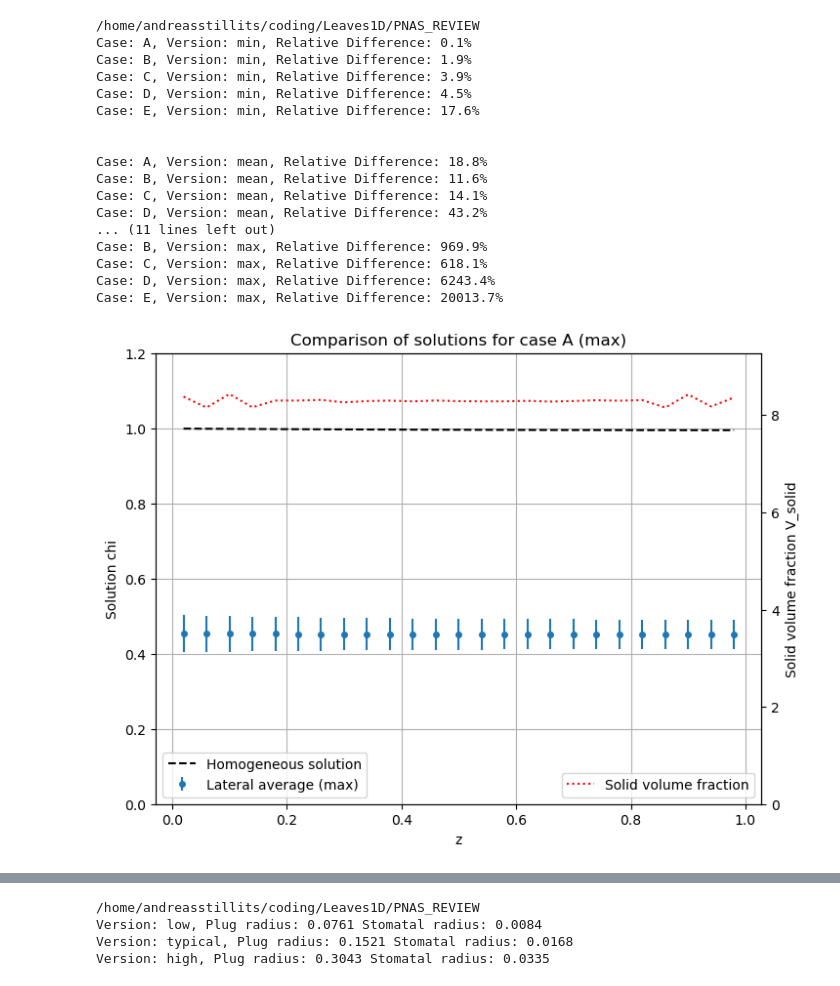
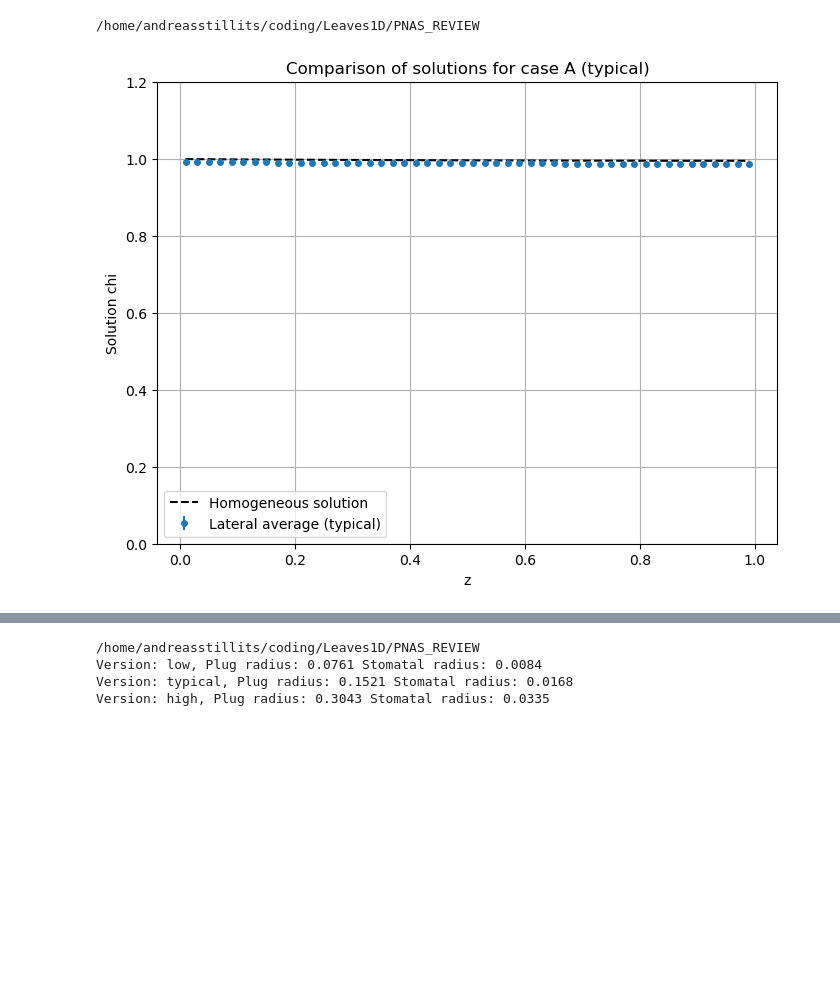
Before and after one commit to andreas-stillits/CarbonFixationModel1D, a Jupyter notebook: PNAS_REVIEW/notebooks/lateral.ipynb, the cells around one changed output, grey strips where cells are left out. Cells and saved outputs as stored; diff of their text form; code cells hidden in the pictures; blank space fills up the shorter version.

Commit message:
rewrote 3d solver and reproduced 3d 1d comparison

```diff
--- a/PNAS_REVIEW/notebooks/lateral.ipynb
+++ b/PNAS_REVIEW/notebooks/lateral.ipynb
@@ -41,101 +63,37 @@ plot("E", "mean2")
 # %%
-%cd /home/andreasstillits/coding/Leaves1D/PNAS_REVIEW
-
-from review.utils.constants import ThreeDimExploration, Cases
-from review.utils.homogeneous import homogeneous_solution
-import matplotlib.pyplot as plt
-import numpy as np
 
 constants = ThreeDimExploration()
 
-versions = ["min", "mean", "max"]
+versions = ["low", "typical", "high"]
 cases = ["A", "B", "C", "D", "E"]
-
-def get_rel_diff_for_version(version: str) -> None:
-    rel_diffs = []
-    cases = ["A", "B", "C", "D", "E"]
-    for case in cases:
-        filename = constants.get_base_path(version) / f"solution{case}_summary.txt"
-
-        data = np.loadtxt(filename, delimiter=";")
-        rel_diffs.append(data[2])  # Assuming the 4th column contains the relative differences
-        print(f"Case: {case}, Version: {version}, Relative Difference: {100*data[2]:.1f}%")
-    print("\n")
-    return
-
-
-def get_rel_diff_for_case(case: str) -> None:
-    rel_diffs = []
-    versions = ["min", "mean", "mean2", "max"]
-    for version in versions:
-        filename = constants.get_base_path(version) / f"solution{case}_summary.txt"
-
-        data = np.loadtxt(filename, delimiter=";")
-        rel_diffs.append(data[2])  # Assuming the 4th column contains the relative differences
-        print(f"Case: {case}, Version: {version}, Relative Difference: {100*data[2]:.1f}%")
-    return
 
 
 
 def plot_1d_comparison(case: str, version: str) -> None:
-    filename = constants.get_base_path(version) / f"solution{case}.txt"
+    filename = f"files/lateral_scanning/{version}/solution{case}_profile.txt"
     data = np.loadtxt(filename, delimiter=";")
     z = data[:, 0]
-    V_solid = data[:, 1]
-    chi_mean = data[:, 2]
-    chi_std = data[:, 3]
+    chi_mean = data[:, 1]
+    chi_std = data[:, 2]
     #
     cases = Cases()
     tau, gamma, chi_ = cases.get_case_params(case)
     chi_hom = homogeneous_solution(z, (tau, gamma, chi_))
     #
     # rewrite with fig, ax = plt.subplots()
     fig, ax = plt.subplots(figsize=(8, 6))
     ax.plot(z, chi_hom, label="Homogeneous solution", color="black", linestyle="--")
     ax.errorbar(z, chi_mean, yerr=chi_std, label=f"Lateral average ({version})", fmt='o', markersize=4)
     ax.set_xlabel("z")
     ax.set_ylabel("Solution chi")
     ax.set_title(f"Comparison of solutions for case {case} ({version})")
     ax.set_ylim(0, 1.2)
     ax.legend(loc="lower left")
     ax.grid()
-
-    ax_ = ax.twinx()
-    ax_.plot(z, V_solid, label="Solid volume fraction", color="red", linestyle=":")
-    ax_.set_ylabel("Solid volume fraction V_solid")
-    ax_.legend(loc='lower right')
-    ax_.set_ylim(0, 1.1*np.max(V_solid))
     plt.show()
 
-version = "max"
-# get_rel_diff_for_version(version)
-
-get_rel_diff_for_version("min");
-get_rel_diff_for_version("mean");
-get_rel_diff_for_version("mean2");
-get_rel_diff_for_version("max");
-
-
-# get_rel_diff_for_case("B");
-
-for case in ["A", "B", "C", "D", "E"]:
-    plot_1d_comparison(case, version)
+for case in cases:
+    plot_1d_comparison(case, "typical")
 # %% [output]
 /home/andreasstillits/coding/Leaves1D/PNAS_REVIEW
-Case: A, Version: min, Relative Difference: 0.1%
-Case: B, Version: min, Relative Difference: 1.9%
-Case: C, Version: min, Relative Difference: 3.9%
-Case: D, Version: min, Relative Difference: 4.5%
-Case: E, Version: min, Relative Difference: 17.6%
-
-
-Case: A, Version: mean, Relative Difference: 18.8%
-Case: B, Version: mean, Relative Difference: 11.6%
-Case: C, Version: mean, Relative Difference: 14.1%
-Case: D, Version: mean, Relative Difference: 43.2%
-... (11 lines left out)
-Case: B, Version: max, Relative Difference: 969.9%
-Case: C, Version: max, Relative Difference: 618.1%
-Case: D, Version: max, Relative Difference: 6243.4%
-Case: E, Version: max, Relative Difference: 20013.7%
-[figure, old version]
+[figure, new version]
```
Also changed, not shown: parts of 2 cells of this notebook, 3 other files.
